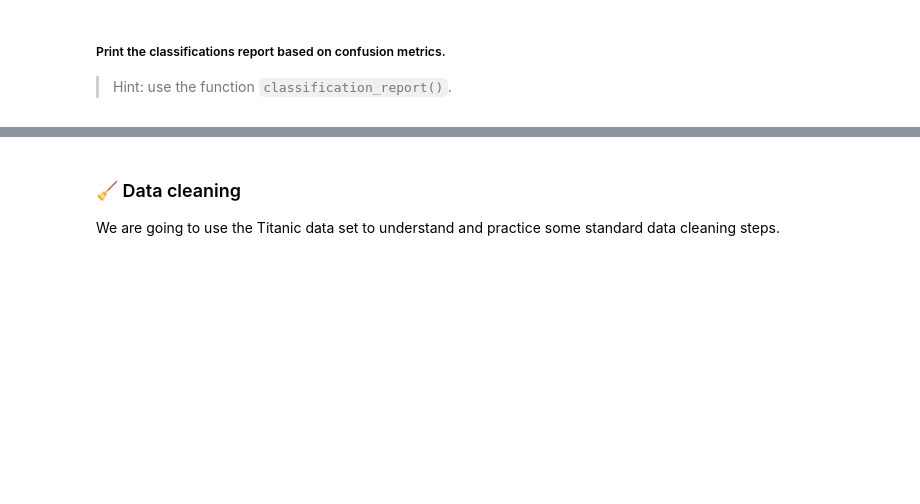
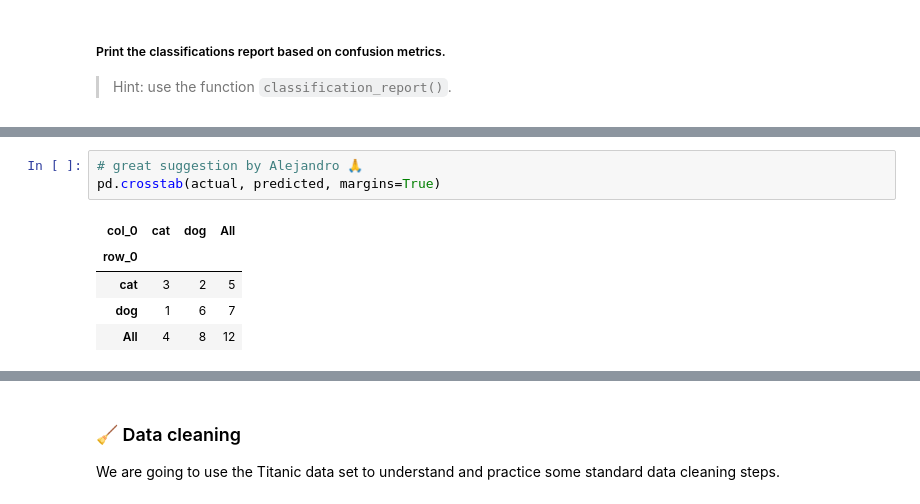
Before and after one commit to NunonuN/ml4research, a Jupyter notebook: notebooks/2+data-wrangling.ipynb, the cells around one changed output, grey strips where cells are left out. Drawn from its saved outputs; the diff is of its cells as text; blank space fills up the shorter version.

```diff
--- a/notebooks/2+data-wrangling.ipynb
+++ b/notebooks/2+data-wrangling.ipynb
@@ -62,0 +86,9 @@ Result      |     |     |     |     |     |     |     |     |     |     |     |
+# %%
+# great suggestion by Alejandro 🙏
+pd.crosstab(actual, predicted, margins=True)
+# %% [output]
+| col_0 | cat | dog | All |
+| row_0 |  |  |  |
+| cat | 3 | 2 | 5 |
+| dog | 1 | 6 | 7 |
+| All | 4 | 8 | 12 |
```
Also changed, not shown: parts of 19 cells of this notebook.
